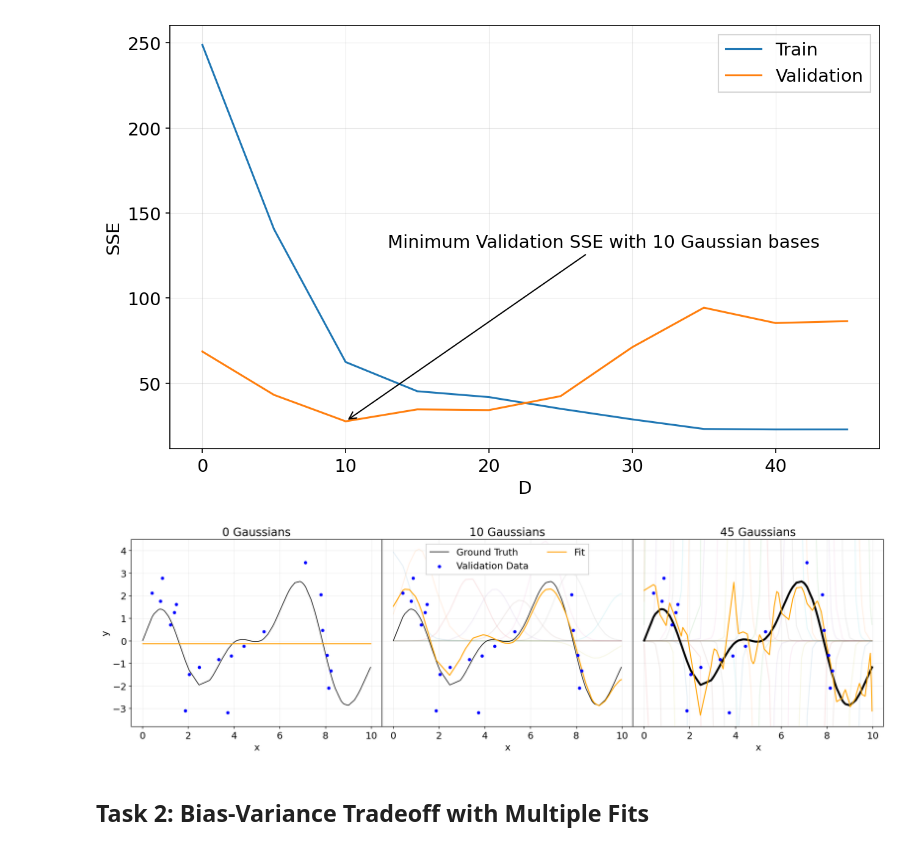
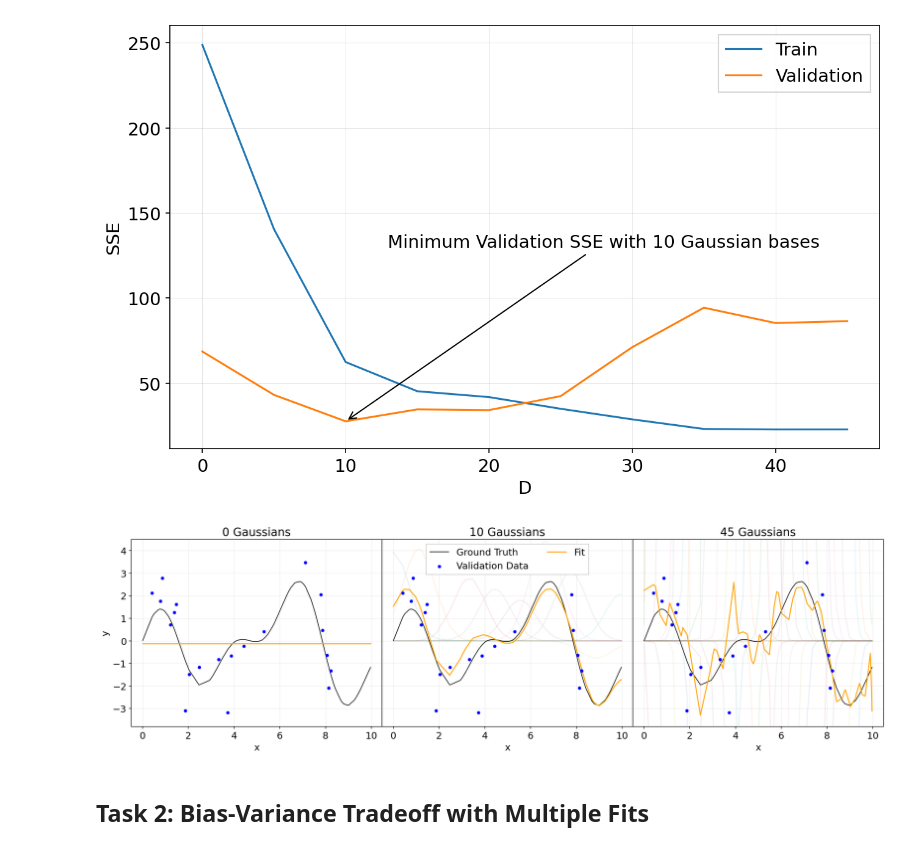
Before and after one commit to audrey352/PHYS551, a Jupyter notebook: Assignment2/A2_notebook.ipynb, the cells around one changed output. Cells and saved outputs as stored; diff of their text form; code cells hidden in the pictures.

```diff
--- a/Assignment2/A2_notebook.ipynb
+++ b/Assignment2/A2_notebook.ipynb
@@ -283,35 +283,35 @@ bases = np.arange(0, D)
 mu = np.min(xtrain) + (np.max(xtrain) - np.min(xtrain))/(D-1) * bases
 phi = gaussian(xtrain[:,None], mu[None,:])
 yh = model10.predict(phi)
 for d in range(D):
     ax10.plot(xtrain, model10.w[d]*phi[:,d], '-', alpha=.1)
 # ax10.plot(xtrain, model10.w[-1]*np.ones_like(yh), label='Intercept')
 ax10.plot(x, y(x), c='k', lw=1, label='Ground Truth')
 ax10.scatter(xval, y(xval, errval), c='b', s=15, zorder=5, label='Validation Data')
 ax10.plot(xtrain, yh, c='orange', label=f'Fit')
 ax10.set_xlabel('x')
 ax10.legend(loc='upper center', ncol=2, framealpha=1)
 
 
 # 45 gaussians
 ax45.set_title('45 Gaussians')
 D = 45
 bases = np.arange(0, D)
 mu = np.min(xtrain) + (np.max(xtrain) - np.min(xtrain))/(D-1) * bases
 phi = gaussian(xtrain[:,None], mu[None,:])
 yh = model45.predict(phi)
 for d in range(D):
     ax45.plot(xtrain, model45.w[d]*phi[:,d], '-', alpha=.1)
 # ax45.plot(xtrain, model45.w[-1]*np.ones_like(yh), label='Intercept')
-ax45.plot(x, y(x), c='k', lw=3, label='Ground Truth')
+ax45.plot(x, y(x), c='k', lw=1, label='Ground Truth')
 ax45.scatter(xval, y(xval, errval), c='b', s=15, zorder=5, label='Validation Data')
 ax45.plot(xtrain, yh, c='orange', label=f'Fit')
 ax45.set_xlabel('x')
 
 
 plt.show()
 # %% [output]
-[figure, old version]
+[figure, new version]
 # %% [markdown]
 ## Task 2: Bias-Variance Tradeoff with Multiple Fits
 # %%
```
